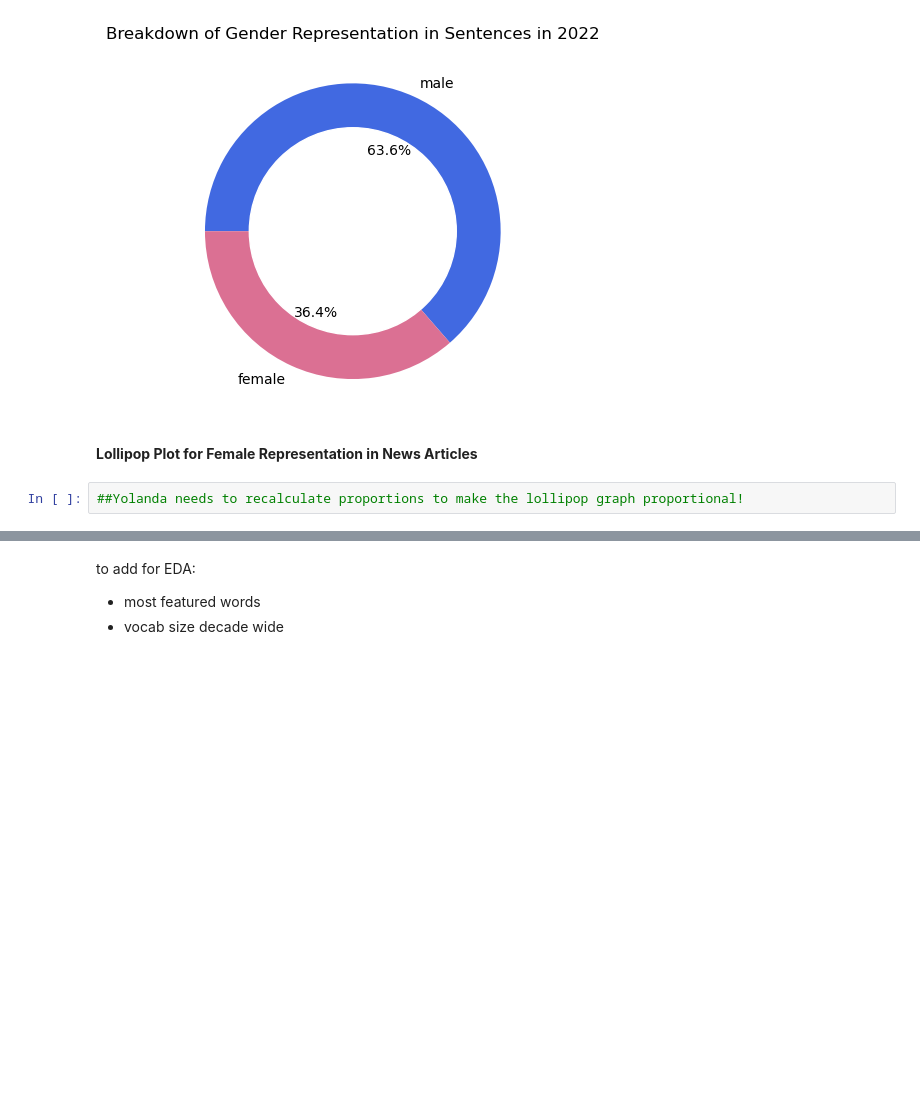
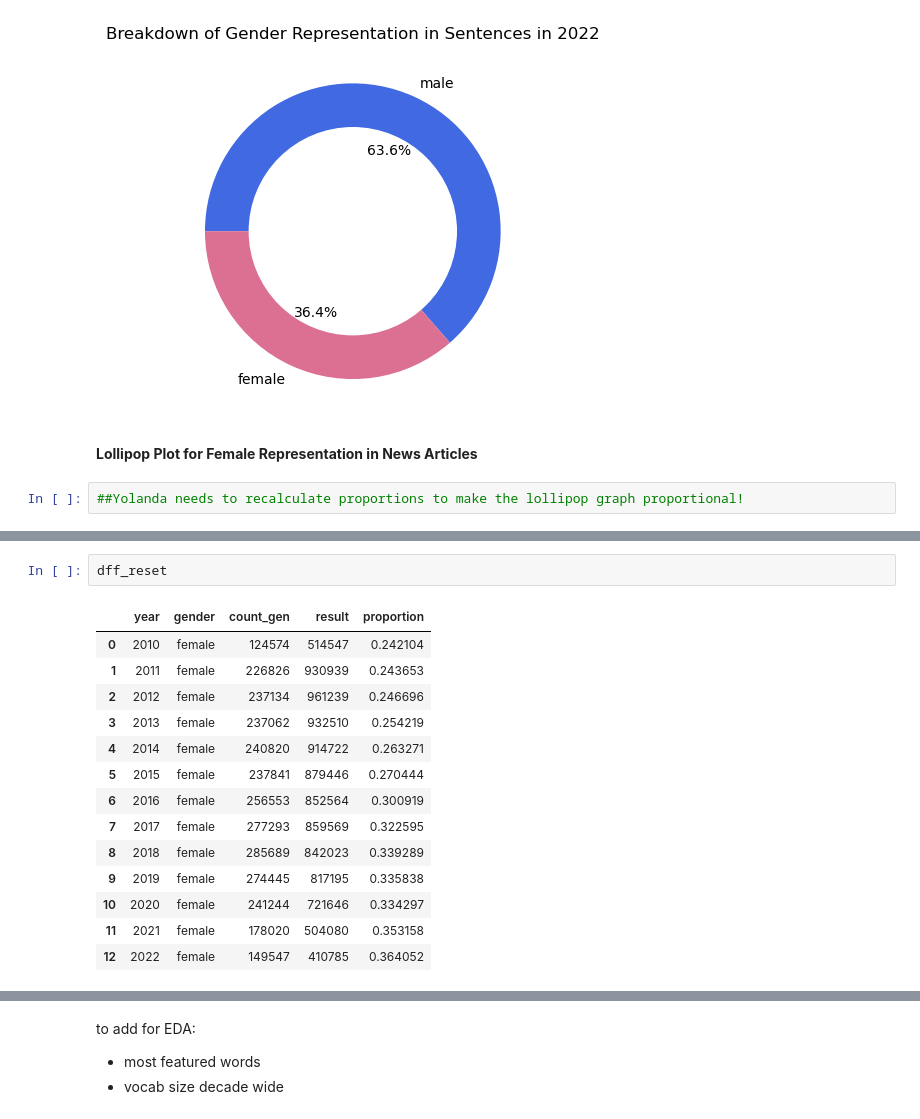
Before and after one commit to yvferreiro/MasterThesis, a Jupyter notebook: EDA.ipynb, the cells around one changed output, grey strips where cells are left out. Drawn from its saved outputs; the diff is of its cells as text; blank space fills up the shorter version.

```diff
--- a/EDA.ipynb
+++ b/EDA.ipynb
@@ -152,2 +159,19 @@ fem_data
+# %%
+dff_reset
+# %% [output]
+|  | year | gender | count_gen | result | proportion |
+| 0 | 2010 | female | 124574 | 514547 | 0.242104 |
+| 1 | 2011 | female | 226826 | 930939 | 0.243653 |
+| 2 | 2012 | female | 237134 | 961239 | 0.246696 |
+| 3 | 2013 | female | 237062 | 932510 | 0.254219 |
+| 4 | 2014 | female | 240820 | 914722 | 0.263271 |
+| 5 | 2015 | female | 237841 | 879446 | 0.270444 |
+| 6 | 2016 | female | 256553 | 852564 | 0.300919 |
+| 7 | 2017 | female | 277293 | 859569 | 0.322595 |
+| 8 | 2018 | female | 285689 | 842023 | 0.339289 |
+| 9 | 2019 | female | 274445 | 817195 | 0.335838 |
+| 10 | 2020 | female | 241244 | 721646 | 0.334297 |
+| 11 | 2021 | female | 178020 | 504080 | 0.353158 |
+| 12 | 2022 | female | 149547 | 410785 | 0.364052 |
 # %%
 # Reorder it following the values:
```
Also changed, not shown: parts of 4 cells of this notebook, 1 other file.
